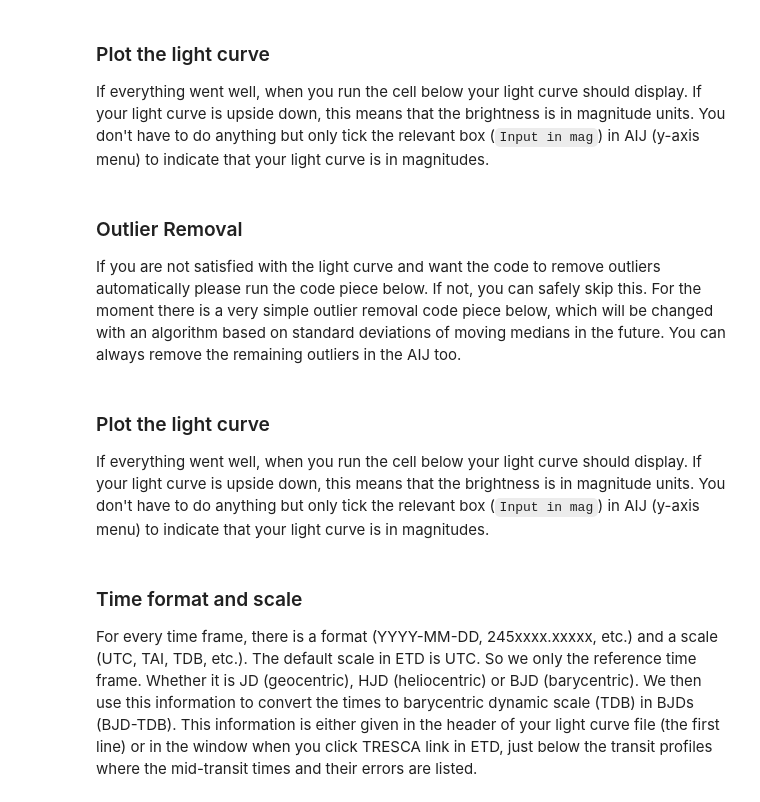
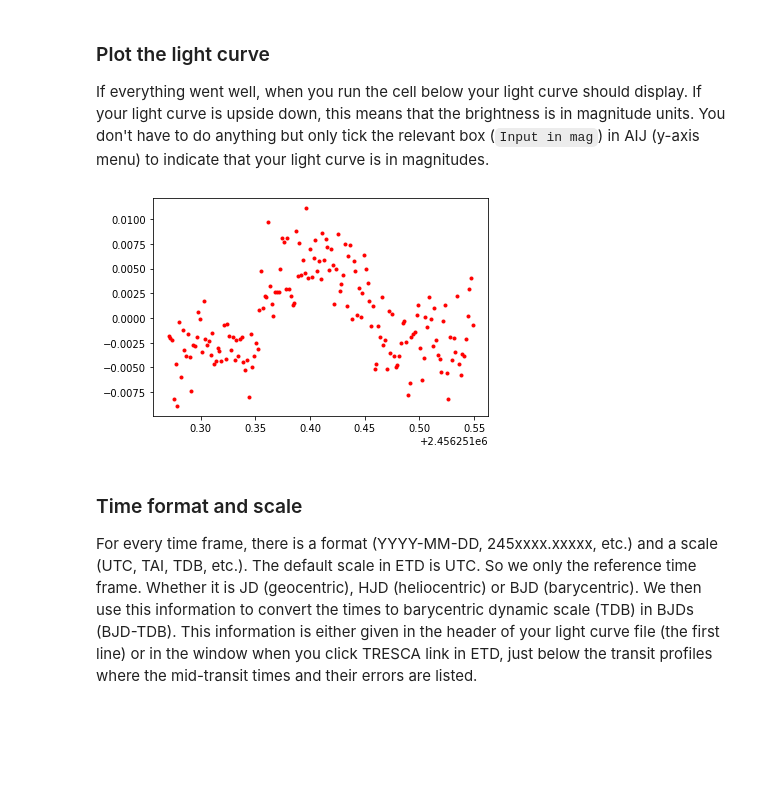
Before and after one commit to ozbasturk/prepare_etd_lc_for_aij, a Jupyter notebook: prepare_ETD_data_for_aij.ipynb, the cells around one changed output. Saved outputs shown, nothing was run; the diff lists cells and outputs as text; code cells hidden in the pictures; blank space fills up the shorter version.

```diff
--- a/prepare_ETD_data_for_aij.ipynb
+++ b/prepare_ETD_data_for_aij.ipynb
@@ -78,11 +99,9 @@ If everything went well, when you run the cell below your light curve should dis
 # %%
 # Plot the light curve
 # and remind the user if the light curve is upside down
 # that it is in magnitudes
 %matplotlib inline
-plt.plot(lc[jdcol],lc[flux],'r.')
+plt.plot(np.array(lc[jdcol]),np.array(lc[flux]),'r.')
 plt.show()
+# %% [output]
+[figure, added]
-# %% [markdown]
-### Outlier Removal ###
-
-If you are not satisfied with the light curve and want the code to remove outliers automatically please run the code piece below. If not, you can safely skip this. For the moment there is a very simple outlier removal code piece below, which will be changed with an algorithm based on standard deviations of moving medians in the future. You can always remove the remaining outliers in the AIJ too.
@@ -106,4 +107,0 @@ lc.drop(index2drop , inplace=True)
-# %% [markdown]
-### Plot the light curve ###
-
-If everything went well, when you run the cell below your light curve should display. If your light curve is upside down, this means that the brightness is in magnitude units. You don't have to do anything but only tick the relevant box (`Input in mag`) in AIJ (y-axis menu) to indicate that your light curve is in magnitudes.
```
Also changed, not shown: parts of 14 cells of this notebook, 1 other file.
